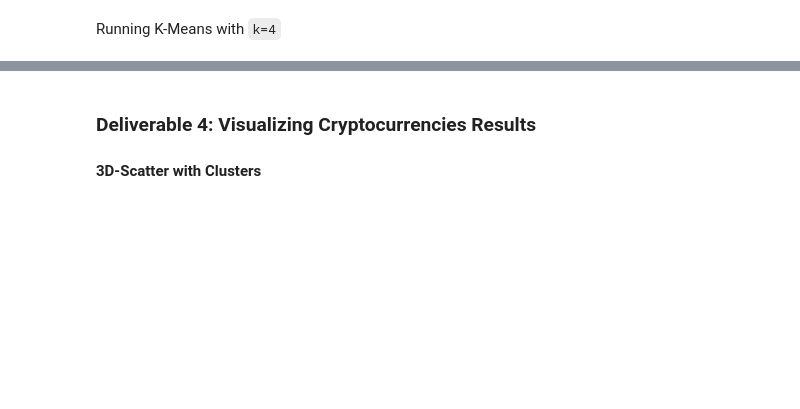
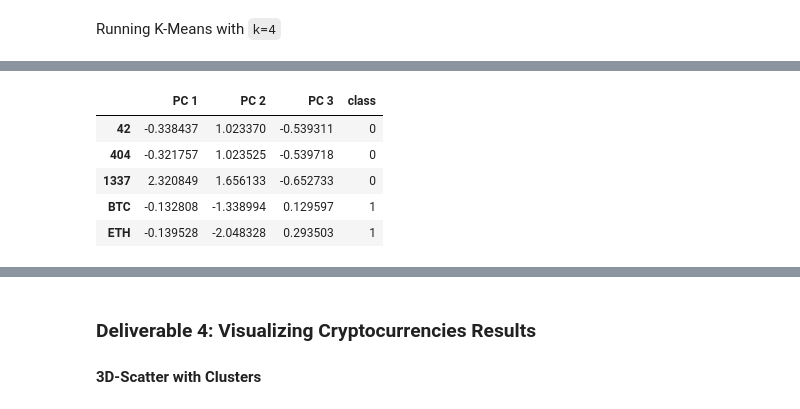
Before and after one commit to jobloom79/Cryptocurrencies, a Jupyter notebook: crypto_clustering.ipynb, the cells around one changed output, grey strips where cells are left out. Saved outputs shown, nothing was run; the diff lists cells and outputs as text; code cells hidden in the pictures; blank space fills up the shorter version.

```diff
--- a/crypto_clustering.ipynb
+++ b/crypto_clustering.ipynb
@@ -237,3 +276,13 @@ Running K-Means with `k=4`
+# %%
+pcs_df['class'] = model.labels_
+pcs_df.head()
+# %% [output]
+|  | PC 1 | PC 2 | PC 3 | class |
+| 42 | -0.338437 | 1.023370 | -0.539311 | 0 |
+| 404 | -0.321757 | 1.023525 | -0.539718 | 0 |
+| 1337 | 2.320849 | 1.656133 | -0.652733 | 0 |
+| BTC | -0.132808 | -1.338994 | 0.129597 | 1 |
+| ETH | -0.139528 | -2.048328 | 0.293503 | 1 |
 # %%
 # Create a new DataFrame including predicted clusters and cryptocurrencies features.
 # Concatentate the crypto_df and pcs_df DataFrames on the same columns.
```
Also changed, not shown: parts of 10 cells of this notebook.
